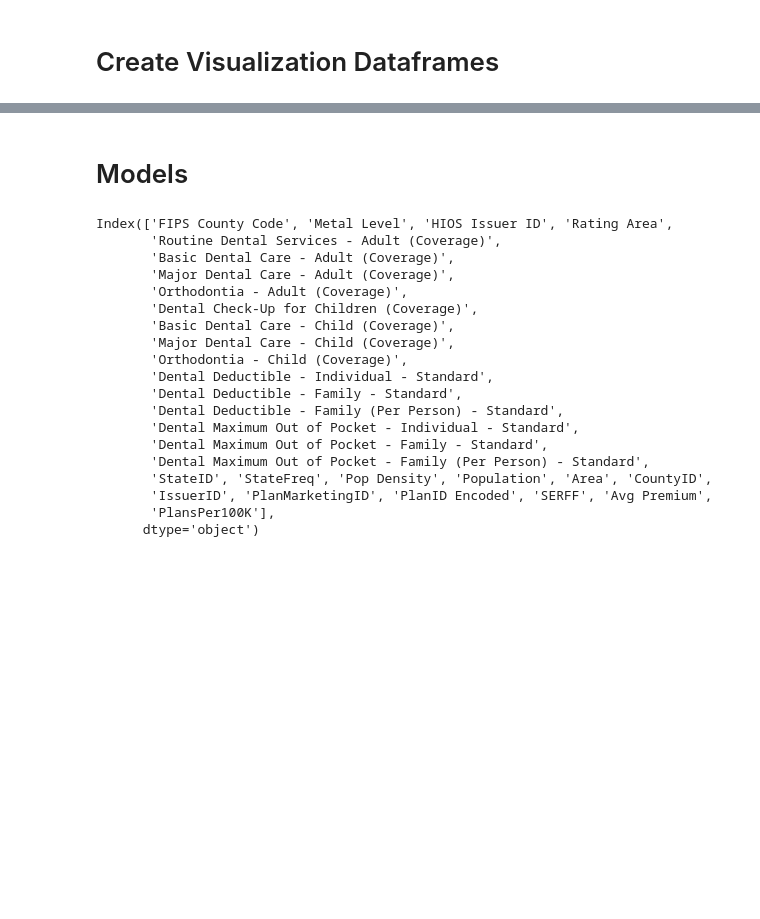
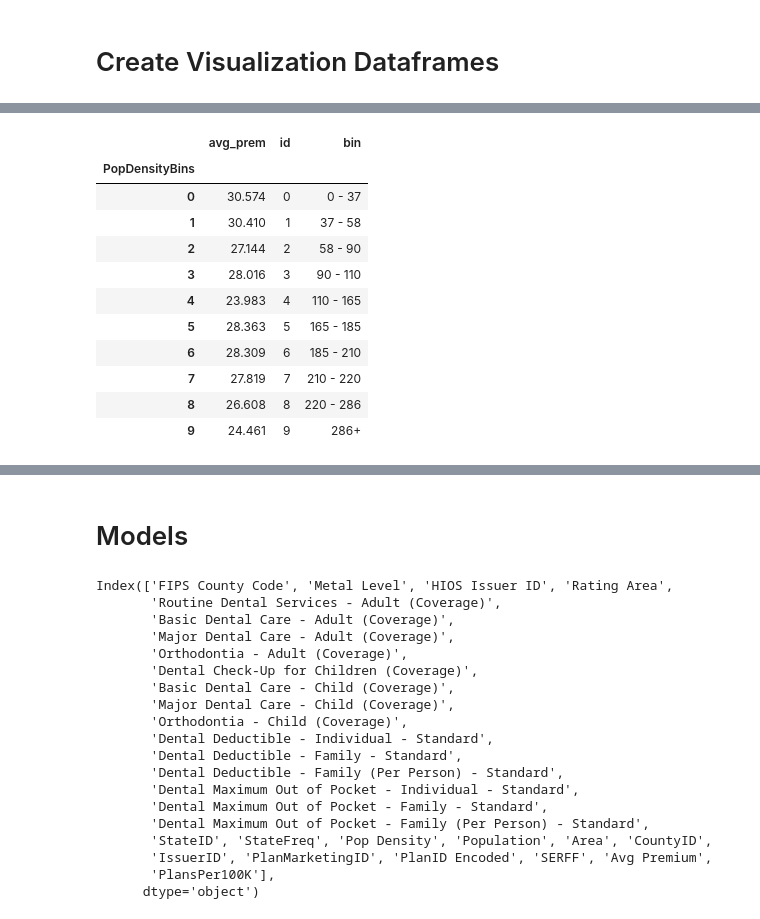
Before and after one commit to hjhuney/Healthcare-dot-Gov-Notebooks, a Jupyter notebook: 2017_QHP_Individual_Market_Dental.ipynb, the cells around one changed output, grey strips where cells are left out. Saved outputs shown, nothing was run; the diff lists cells and outputs as text; code cells hidden in the pictures; blank space fills up the shorter version.

```diff
--- a/2017_QHP_Individual_Market_Dental.ipynb
+++ b/2017_QHP_Individual_Market_Dental.ipynb
@@ -560,0 +575,22 @@ plt.title('Average Dental Insurance Premium by Insurer');
+# %%
+pop_density_dict = {0: '0 - 37', 1: '37 - 58', 2: '58 - 90', 3: '90 - 110', 4: '110 - 165', 5: '165 - 185',
+                    6: '185 - 210', 7: '210 - 220', 8: '220 - 286', 9: '286+'}
+
+pop_density_order_list = list(pop_density_dict.values())
+
+pop_density_df = feature_by_premium('PopDensityBins')
+pop_density_df['bin'] = pop_density_df['id'].map(pop_density_dict)
+pop_density_df
+# %% [output]
+|  | avg_prem | id | bin |
+| PopDensityBins |  |  |  |
+| 0 | 30.574 | 0 | 0 - 37 |
+| 1 | 30.410 | 1 | 37 - 58 |
+| 2 | 27.144 | 2 | 58 - 90 |
+| 3 | 28.016 | 3 | 90 - 110 |
+| 4 | 23.983 | 4 | 110 - 165 |
+| 5 | 28.363 | 5 | 165 - 185 |
+| 6 | 28.309 | 6 | 185 - 210 |
+| 7 | 27.819 | 7 | 210 - 220 |
+| 8 | 26.608 | 8 | 220 - 286 |
+| 9 | 24.461 | 9 | 286+ |
```
Also changed, not shown: parts of 31 cells of this notebook.
